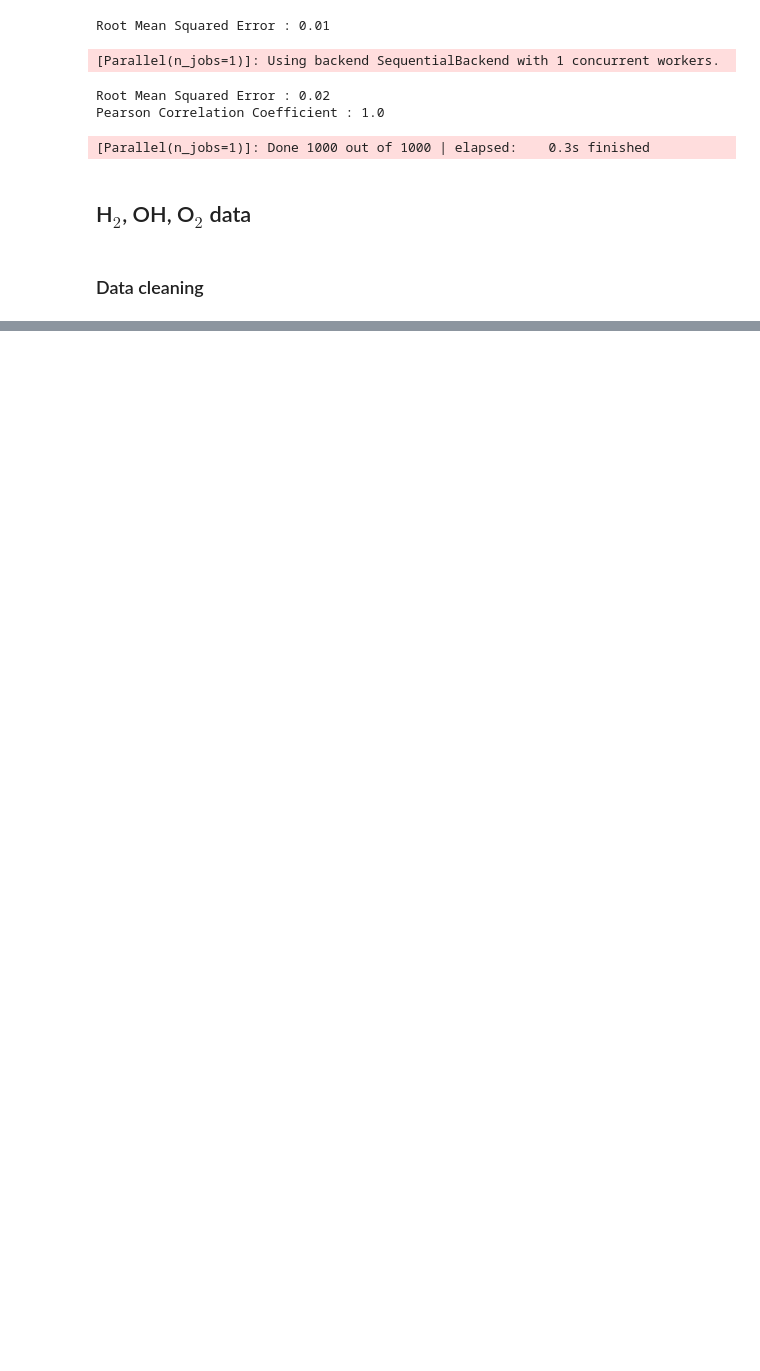
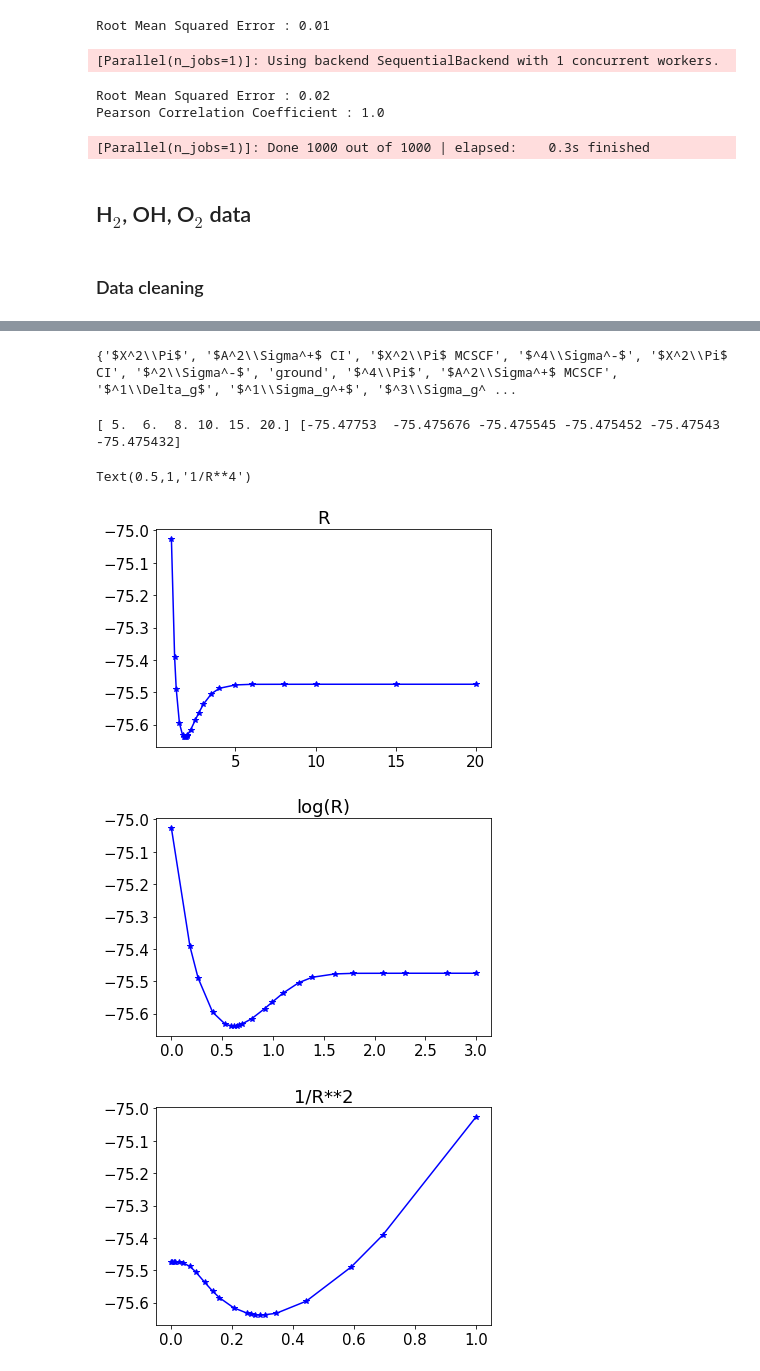
Before and after one commit to berylgithub/pes, a Jupyter notebook: PES_incremental_exp.ipynb, the cells around one changed output, grey strips where cells are left out. Saved outputs shown, nothing was run; the diff lists cells and outputs as text; code cells hidden in the pictures; blank space fills up the shorter version.

```diff
--- a/PES_incremental_exp.ipynb
+++ b/PES_incremental_exp.ipynb
@@ -440,6 +454,7 @@ data lengths: [22, 22, 22, 22]
 # from Bytautas2010:
 import matplotlib
 matplotlib.rcParams['text.usetex'] = True
+matplotlib.rcParams.update({'font.size': 15})
 import matplotlib.pyplot as plt
 fig, ax = plt.subplots(figsize=(12, 8))
 idxes = []
@@ -449,7 +464,7 @@ for i in range(len(list_data)):
         idxes.append(i)
         states.append(list_data[i]['state'])
 for i, idx in enumerate(idxes):
-    ax.plot(list_data[idx]['R'], list_data[idx]['V'], shapes[i])
+    ax.plot(np.log(list_data[idx]['R']), list_data[idx]['V'], shapes[i])
 ax.legend(states)
 print("data lengths:",[len(list_data[i]['R']) for i in idxes])
 # %% [output]
@@ -477,0 +493,46 @@ data lengths: [87, 670]
+# %%
+state_set = []
+for dat in list_data:
+    state_set.append(dat["state"])
+state_set = set(state_set)
+# %% [output]
+{'$X^2\\Pi$', '$A^2\\Sigma^+$ CI', '$X^2\\Pi$ MCSCF', '$^4\\Sigma^-$', '$X^2\\Pi$ CI', '$^2\\Sigma^-$', 'ground', '$^4\\Pi$', '$A^2\\Sigma^+$ MCSCF', '$^1\\Delta_g$', '$^1\\Sigma_g^+$', '$^3\\Sigma_g^ ...
+# %%
+# test shift data of Chu et al
+data_shift = []
+for dat in list_data:
+    if dat['author'] == 'Chu et al 1974':
+        data_shift.append(dat)
+
+
+import matplotlib.pyplot as plt
+idx = 1
+#fig, ax = plt.subplots(figsize=(10, 5))
+#ax.plot(data_shift[idx]['R'], data_shift[idx]['V'])
+# test shift on one data:
+size = len(data_shift[idx]['R'])
+R = data_shift[idx]['R'][size-6:size]
+V = data_shift[idx]['V'][size-6:size]
+print(R, V)
+plt.plot(data_shift[idx]['R'], data_shift[idx]['V'], 'b-*')
+plt.title("R")
+plt.figure()
+plt.plot(np.log(data_shift[idx]['R']), data_shift[idx]['V'], 'b-*')
+plt.title("log(R)")
+plt.figure()
+plt.plot(1/data_shift[idx]['R']**2, data_shift[idx]['V'], 'b-*')
+plt.title("1/R**2")
+plt.figure()
+plt.plot(1/data_shift[idx]['R']**3, data_shift[idx]['V'], 'b-*')
+plt.title("1/R**3")
+plt.figure()
+plt.plot(1/data_shift[idx]['R']**4, data_shift[idx]['V'], 'b-*')
+plt.title("1/R**4")
+
+# answer: shift the energy by the last value of the point, since the energy value is already linear
+# %% [output]
+[ 5.  6.  8. 10. 15. 20.] [-75.47753  -75.475676 -75.475545 -75.475452 -75.47543  -75.475432]
+Text(0.5,1,'1/R**4')
+[figure, added]
+[figure, added]
+[figure, added]
```
Also changed, not shown: parts of 7 cells of this notebook.
